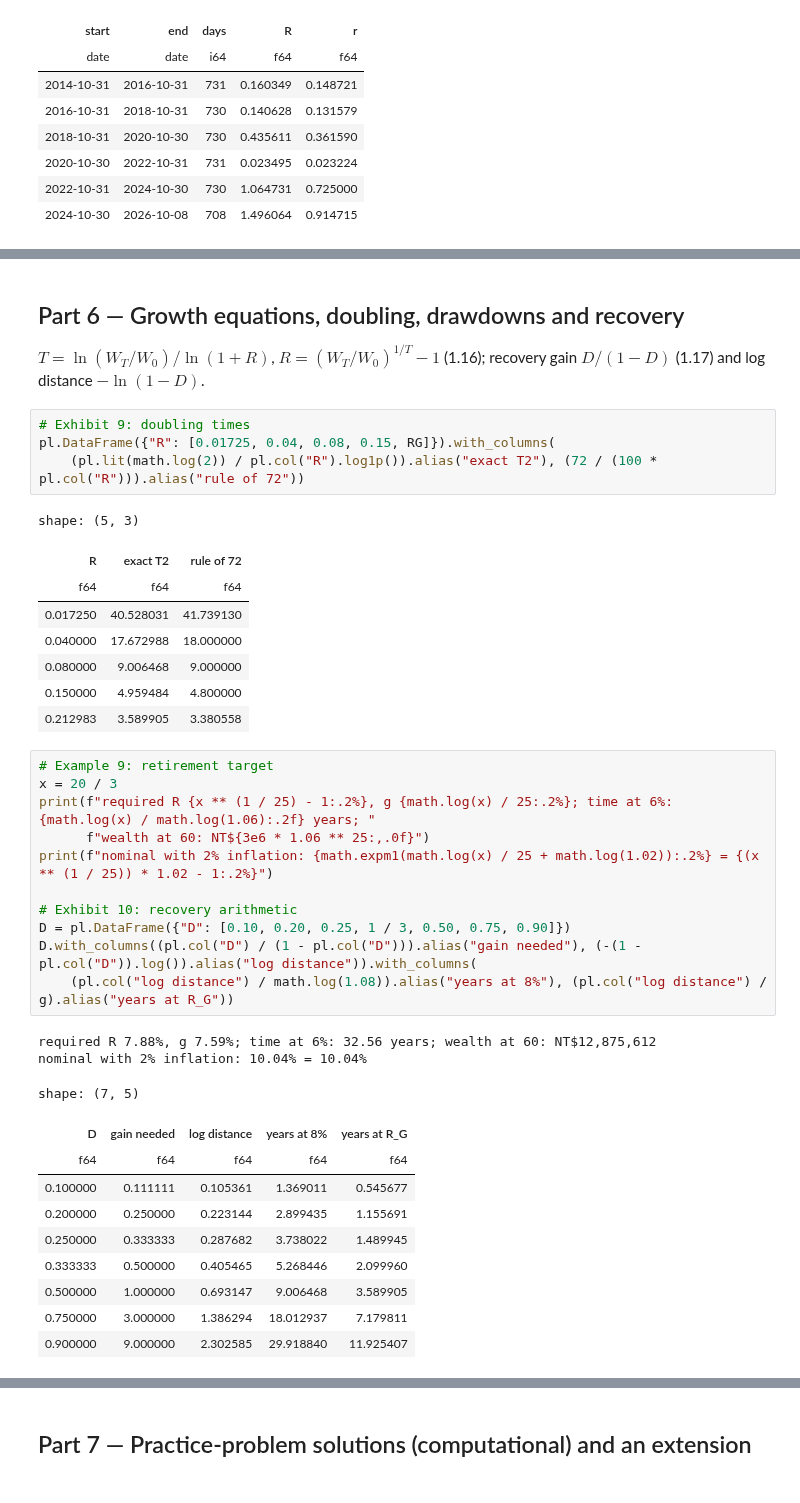
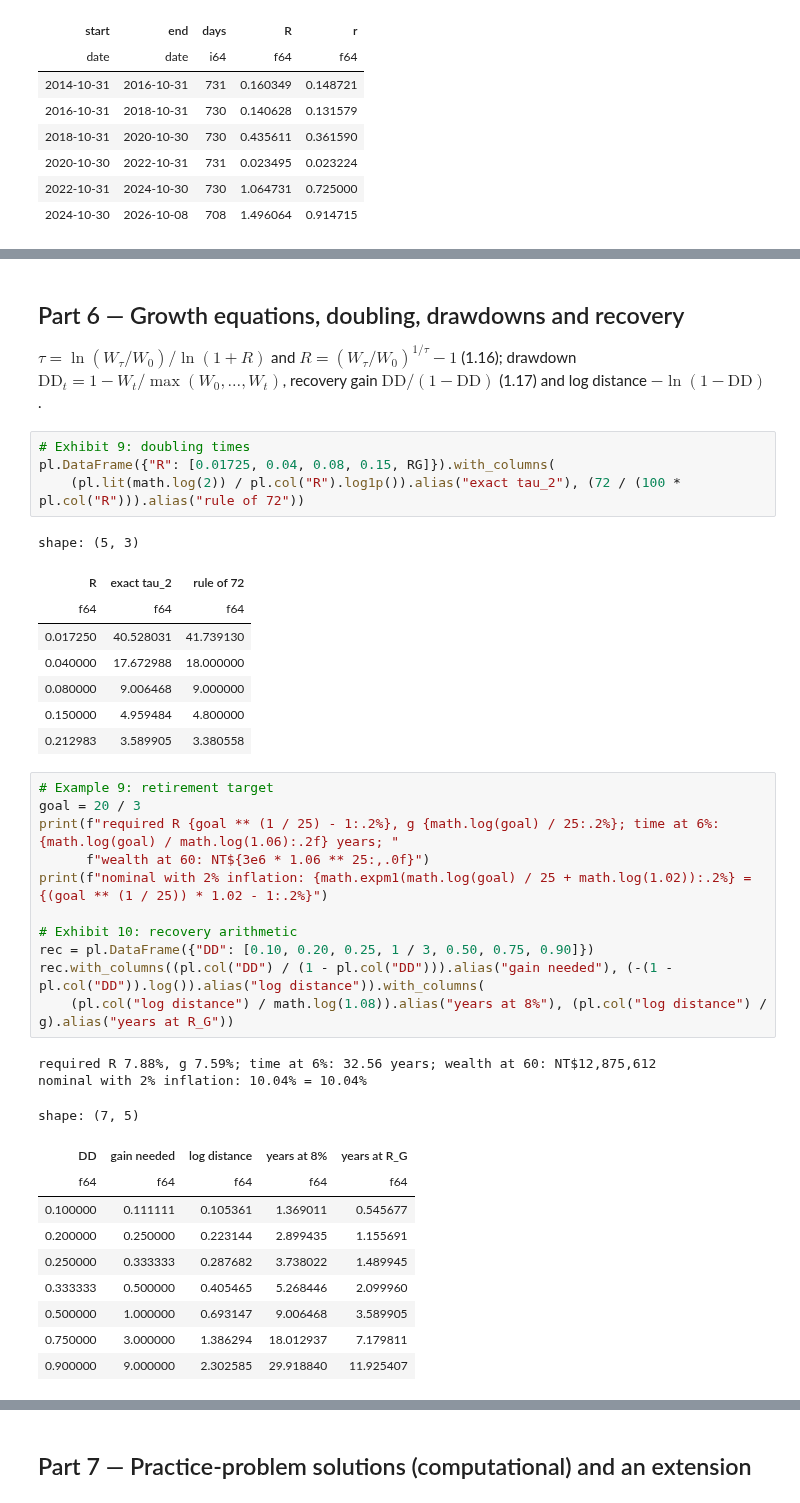
Before and after one commit to Benjamin-Teng/Quant-math-for-beginner, a Jupyter notebook: labs/LM01_lab/LM01_lab.ipynb, the cells around one changed output, grey strips where cells are left out. Drawn from its saved outputs; the diff is of its cells as text.

```diff
--- a/labs/LM01_lab/LM01_lab.ipynb
+++ b/labs/LM01_lab/LM01_lab.ipynb
@@ -329,14 +357,14 @@ KC: log returns +0.1/-0.1 -> simple 10.52%, -9.52%; portfolio 0.50%
 # %% [markdown]
 ## Part 6 — Growth equations, doubling, drawdowns and recovery
 
-$T=\ln(W_T/W_0)/\ln(1+R)$, $R=(W_T/W_0)^{1/T}-1$ (1.16); recovery gain $D/(1-D)$ (1.17) and log distance $-\ln(1-D)$.
+$\tau=\ln(W_\tau/W_0)/\ln(1+R)$ and $R=(W_\tau/W_0)^{1/\tau}-1$ (1.16); drawdown $\mathrm{DD}_t=1-W_t/\max(W_0,\dots,W_t)$, recovery gain $\mathrm{DD}/(1-\mathrm{DD})$ (1.17) and log distance $-\ln(1-\mathrm{DD})$.
 # %%
 # Exhibit 9: doubling times
 pl.DataFrame({"R": [0.01725, 0.04, 0.08, 0.15, RG]}).with_columns(
-    (pl.lit(math.log(2)) / pl.col("R").log1p()).alias("exact T2"), (72 / (100 * pl.col("R"))).alias("rule of 72"))
+    (pl.lit(math.log(2)) / pl.col("R").log1p()).alias("exact tau_2"), (72 / (100 * pl.col("R"))).alias("rule of 72"))
 # %% [output]
 shape: (5, 3)
-| R | exact T2 | rule of 72 |
+| R | exact tau_2 | rule of 72 |
 | f64 | f64 | f64 |
 | 0.017250 | 40.528031 | 41.739130 |
 | 0.040000 | 17.672988 | 18.000000 |
@@ -345,20 +373,20 @@ shape: (5, 3)
 | 0.212983 | 3.589905 | 3.380558 |
 # %%
 # Example 9: retirement target
-x = 20 / 3
-print(f"required R {x ** (1 / 25) - 1:.2%}, g {math.log(x) / 25:.2%}; time at 6%: {math.log(x) / math.log(1.06):.2f} years; "
+goal = 20 / 3
+print(f"required R {goal ** (1 / 25) - 1:.2%}, g {math.log(goal) / 25:.2%}; time at 6%: {math.log(goal) / math.log(1.06):.2f} years; "
       f"wealth at 60: NT${3e6 * 1.06 ** 25:,.0f}")
-print(f"nominal with 2% inflation: {math.expm1(math.log(x) / 25 + math.log(1.02)):.2%} = {(x ** (1 / 25)) * 1.02 - 1:.2%}")
+print(f"nominal with 2% inflation: {math.expm1(math.log(goal) / 25 + math.log(1.02)):.2%} = {(goal ** (1 / 25)) * 1.02 - 1:.2%}")
 
 # Exhibit 10: recovery arithmetic
-D = pl.DataFrame({"D": [0.10, 0.20, 0.25, 1 / 3, 0.50, 0.75, 0.90]})
-D.with_columns((pl.col("D") / (1 - pl.col("D"))).alias("gain needed"), (-(1 - pl.col("D")).log()).alias("log distance")).with_columns(
+rec = pl.DataFrame({"DD": [0.10, 0.20, 0.25, 1 / 3, 0.50, 0.75, 0.90]})
+rec.with_columns((pl.col("DD") / (1 - pl.col("DD"))).alias("gain needed"), (-(1 - pl.col("DD")).log()).alias("log distance")).with_columns(
     (pl.col("log distance") / math.log(1.08)).alias("years at 8%"), (pl.col("log distance") / g).alias("years at R_G"))
 # %% [output]
 required R 7.88%, g 7.59%; time at 6%: 32.56 years; wealth at 60: NT$12,875,612
 nominal with 2% inflation: 10.04% = 10.04%
 shape: (7, 5)
-| D | gain needed | log distance | years at 8% | years at R_G |
+| DD | gain needed | log distance | years at 8% | years at R_G |
 | f64 | f64 | f64 | f64 | f64 |
 | 0.100000 | 0.111111 | 0.105361 | 1.369011 | 0.545677 |
 | 0.200000 | 0.250000 | 0.223144 | 2.899435 | 1.155691 |
```
Also changed, not shown: parts of 25 cells of this notebook, 19 other files.
